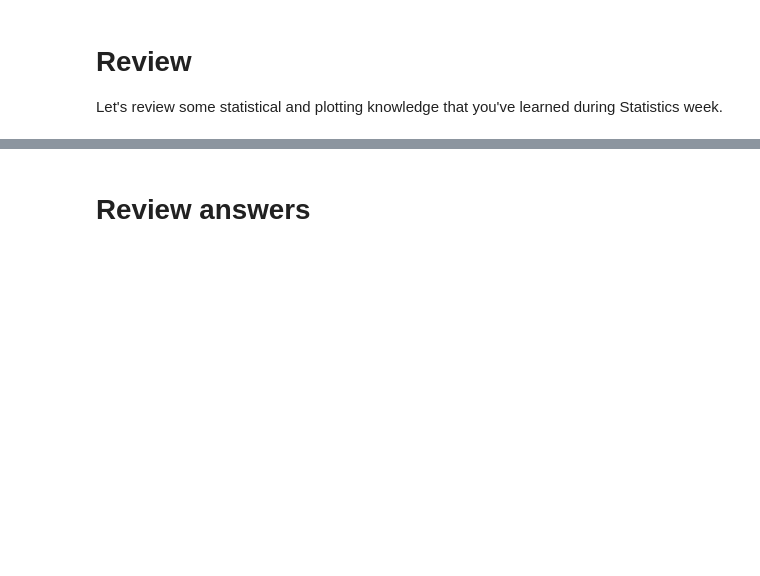
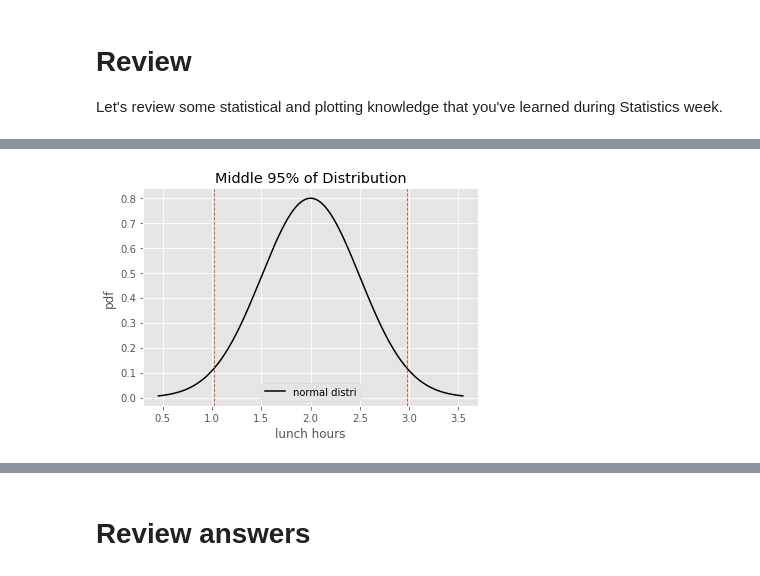
Before and after one commit to MekdiYilma/notes, a Jupyter notebook: central_limit_theorem/Review.ipynb, the cells around one changed output, grey strips where cells are left out. Drawn from its saved outputs; the diff is of its cells as text; code cells hidden in the pictures; blank space fills up the shorter version.

```diff
--- a/central_limit_theorem/Review.ipynb
+++ b/central_limit_theorem/Review.ipynb
@@ -35,6 +63,27 @@ Hints:
 * `axvline` is documented [here](https://matplotlib.org/3.1.1/api/_as_gen/matplotlib.pyplot.axvline.html)
 * You will want to use `color='red'`, `linestyle='--'` and `linewidth=1` to get red, dashed, narrow vertical lines in your plot.
 * Use f string notation along with a desired number of float digits to control the number of digits displayed when your print out the values.  See this [StackOverflow answer](https://stackoverflow.com/questions/45310254/fixed-digits-after-decimal-with-f-strings)
+# %%
+lunch_mean = 2
+lunch_std = 0.5
+lunch = stats.norm(loc=lunch_mean, scale=lunch_std)
+
+fig, ax = plt.subplots()
+p=0.998
+x = np.linspace(lunch.ppf((1-p)/2), lunch.ppf((1+p)/2), 250)
+
+ax.plot(x, lunch.pdf(x), color='black', label='normal distri')
+
+p = 0.95
+ax.axvline(lunch.ppf((1-p)/2), ls='--', lw=.9)
+ax.axvline(lunch.ppf((1+p)/2), ls='--', lw=.9)
+
+ax.set_xlabel('lunch hours')
+ax.set_ylabel('pdf')
+ax.set_title('Middle 95% of Distribution')
+ax.legend(loc='lower center');
+# %% [output]
+[figure, added]
 # %% [markdown]
 ## Label the middle 95% using `ax.fill_between`
 
```
Also changed, not shown: parts of 13 cells of this notebook, 5 other files.
